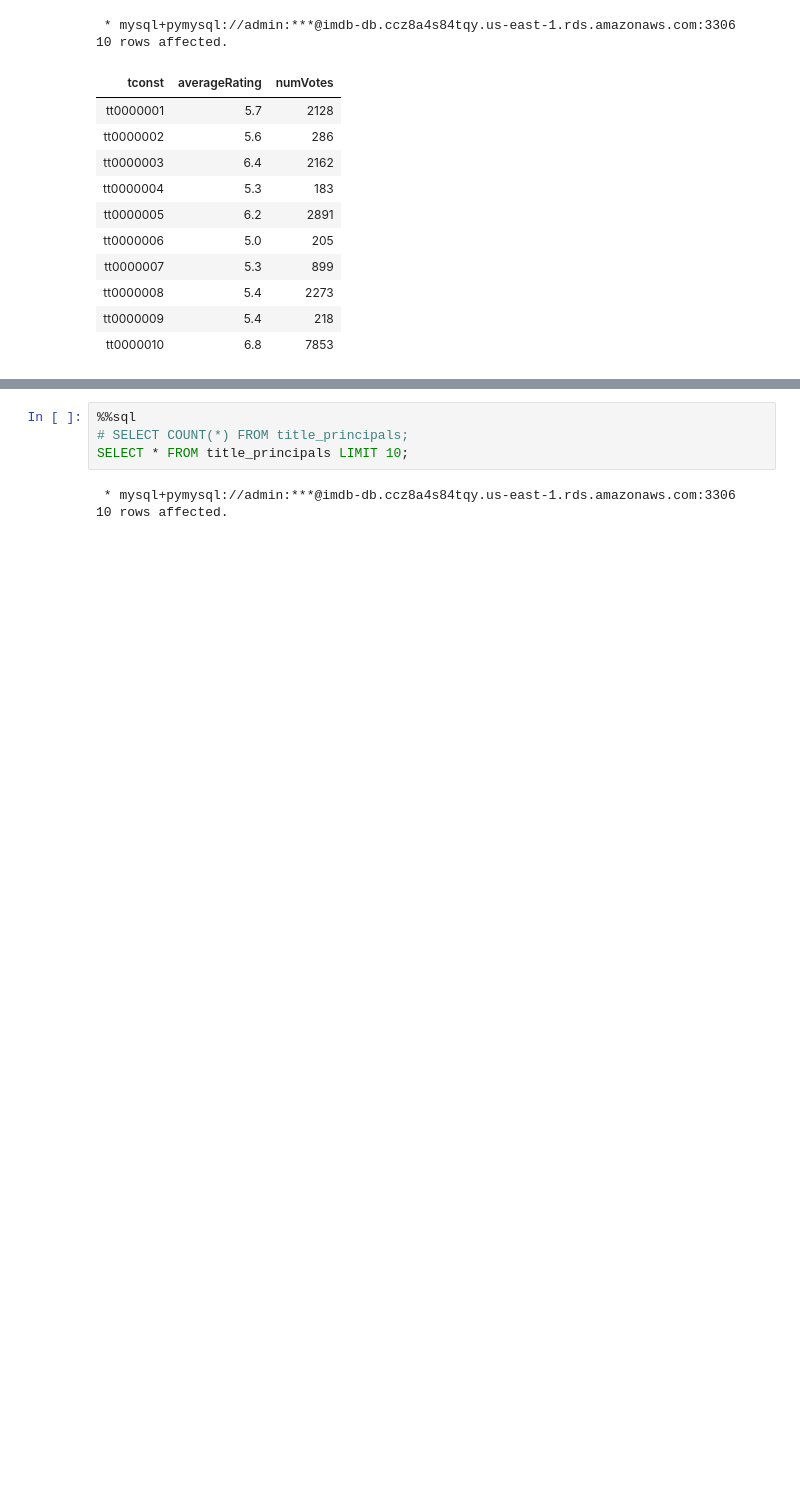
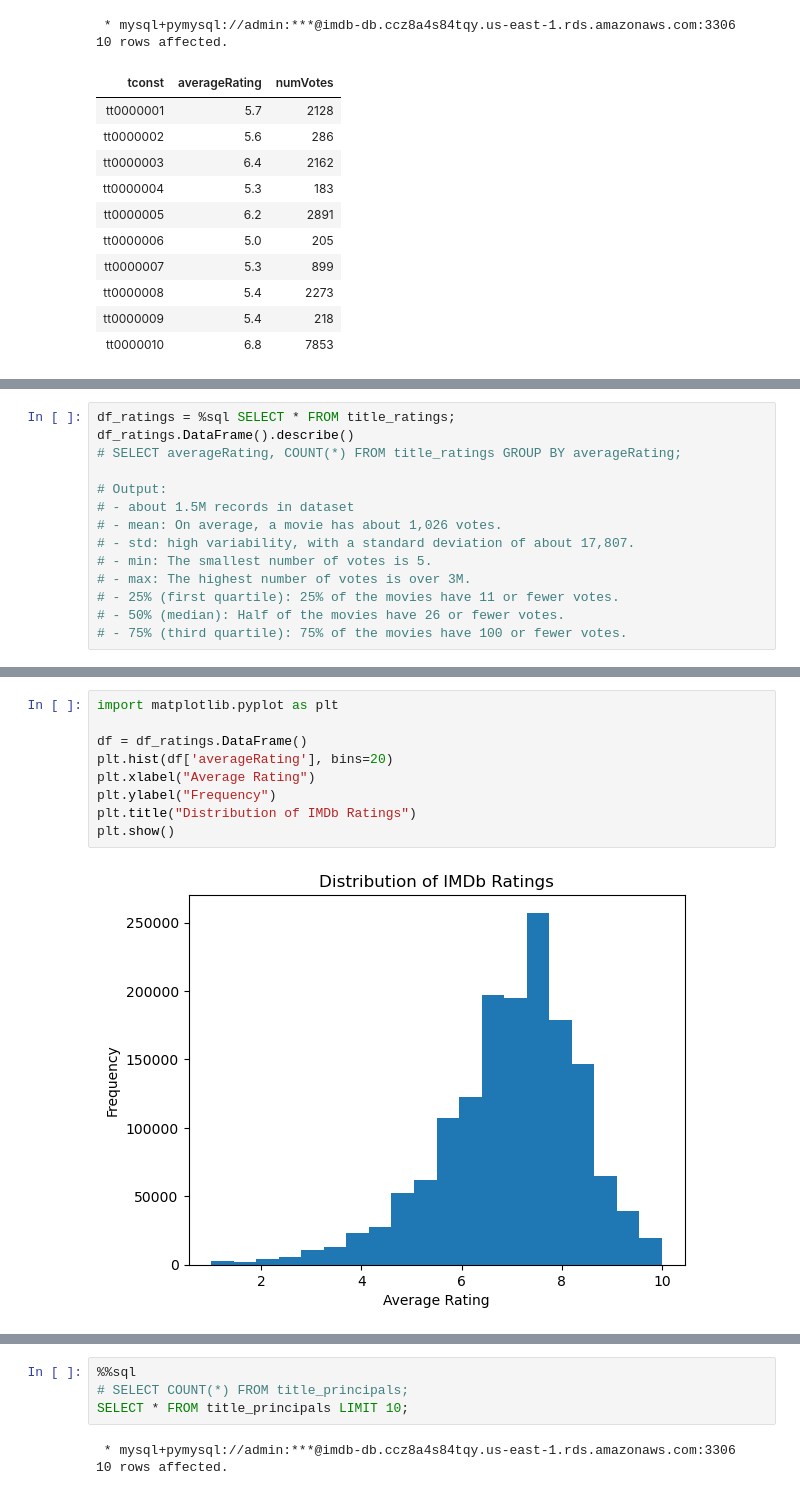
Before and after one commit to CSPB4502-Group2/FilmIndustryTrendsAndSuccessUsingIMDbDataSet, a Jupyter notebook: playground_ratings.ipynb, the cells around one changed output, grey strips where cells are left out. Drawn from its saved outputs; the diff is of its cells as text; blank space fills up the shorter version.

```diff
--- a/playground_ratings.ipynb
+++ b/playground_ratings.ipynb
@@ -197,0 +240,14 @@ SELECT * FROM title_ratings LIMIT 10;
+# %%
+df_ratings = %sql SELECT * FROM title_ratings;
+df_ratings.DataFrame().describe()
+# SELECT averageRating, COUNT(*) FROM title_ratings GROUP BY averageRating;
+
+# Output:
+# - about 1.5M records in dataset
+# - mean: On average, a movie has about 1,026 votes.
+# - std: high variability, with a standard deviation of about 17,807.
+# - min: The smallest number of votes is 5.
+# - max: The highest number of votes is over 3M.
+# - 25% (first quartile): 25% of the movies have 11 or fewer votes.
+# - 50% (median): Half of the movies have 26 or fewer votes.
+# - 75% (third quartile): 75% of the movies have 100 or fewer votes.
@@ -197,0 +266,11 @@ SELECT * FROM title_ratings LIMIT 10;
+# %%
+import matplotlib.pyplot as plt
+
+df = df_ratings.DataFrame()
+plt.hist(df['averageRating'], bins=20)
+plt.xlabel("Average Rating")
+plt.ylabel("Frequency")
+plt.title("Distribution of IMDb Ratings")
+plt.show()
+# %% [output]
+[figure, added]
```
Also changed, not shown: parts of 17 cells of this notebook.
